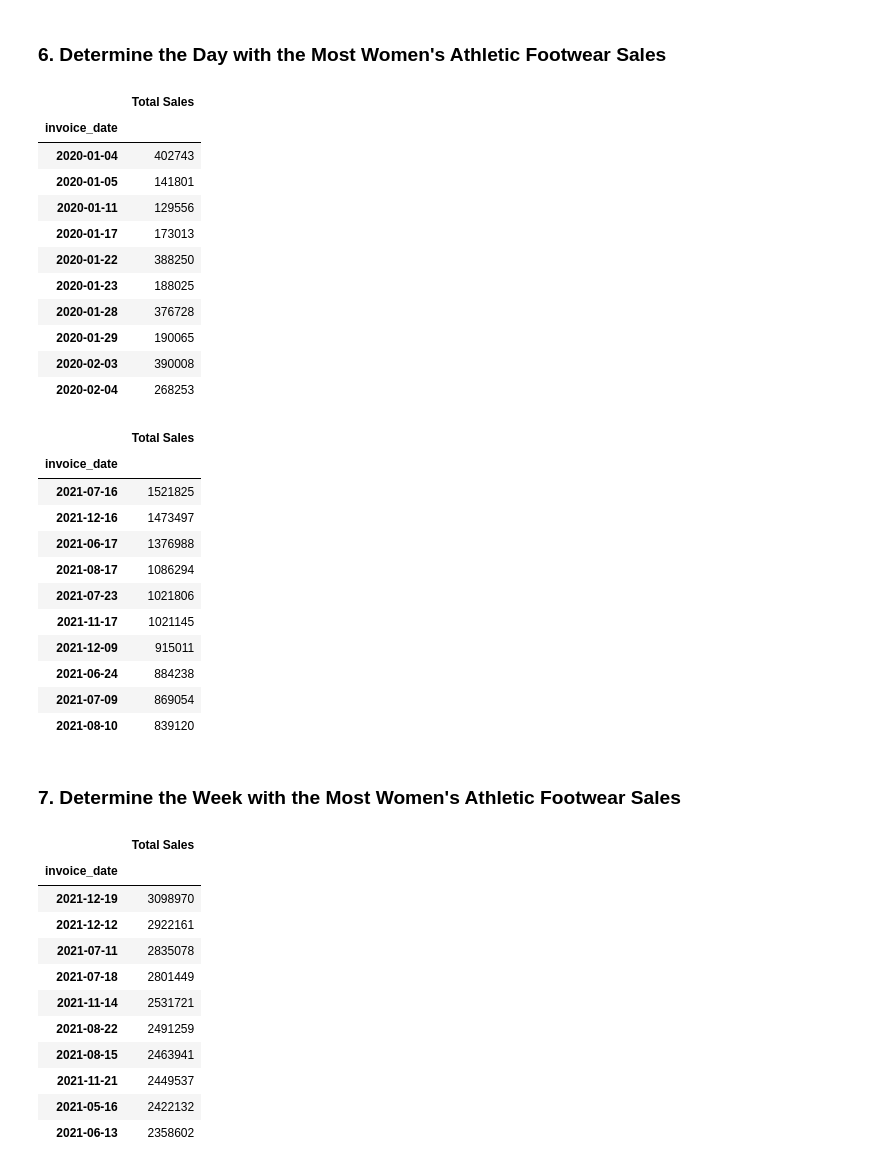
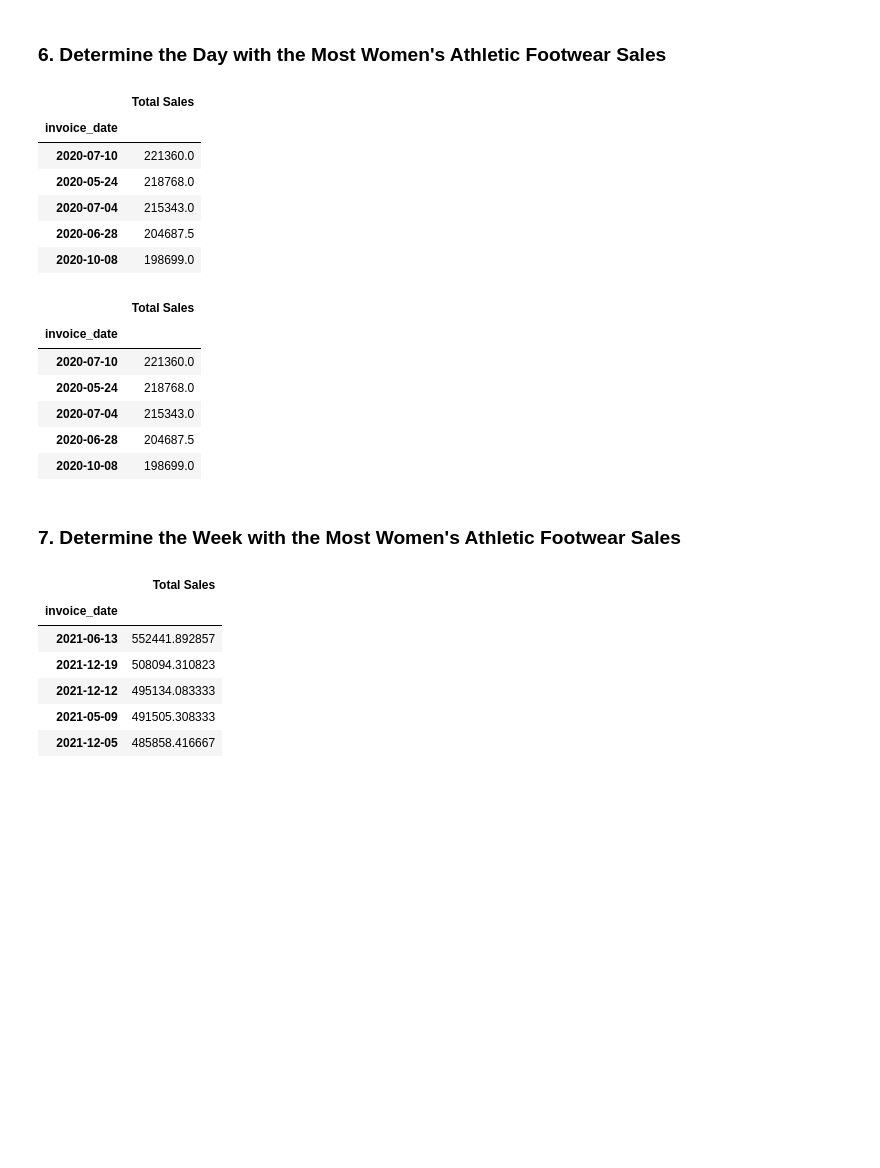
Before and after one commit to mdlugosz-develop/athletic_sales_analysis, a Jupyter notebook: athletic_sales_analysis.ipynb, the cells around one changed output. Saved outputs shown, nothing was run; the diff lists cells and outputs as text; code cells hidden in the pictures; blank space fills up the shorter version.

```diff
--- a/athletic_sales_analysis.ipynb
+++ b/athletic_sales_analysis.ipynb
@@ -317,15 +324,15 @@ filtered_womans_athletic.head()
 # Show the total number of women's athletic footwear sold for each retailer, region, state, and city.
 # Rename the "units_sold" column to "Womens_Footwear_Units_Sold"
 
-filtered_womans_athletic = filtered_womans_athletic.groupby(by= ['retailer', 'region', 'state','city'])[['units_sold']].sum()
-filtered_womans_athletic = filtered_womans_athletic.rename(columns= {
+grouped = filtered_womans_athletic.groupby(by= ['retailer', 'region', 'state','city'])[['units_sold']].sum()
+grouped = grouped.rename(columns= {
     'units_sold': "Womens_Footwear_Units_Sold"
 })
 
 
 
 # Show the top 5 results.
-filtered_womans_athletic.sort_values("Womens_Footwear_Units_Sold", ascending=False).head(5)
+grouped.sort_values("Womens_Footwear_Units_Sold", ascending=False).head()
 # %% [output]
 |  |  |  |  | Womens_Footwear_Units_Sold |
 | retailer | region | state | city |  |
@@ -357,59 +370,54 @@ filtered_womans_athletic.sort_values("Womens_Footwear_Units_Sold", ascending=Fal
 # %%
 # Create a pivot table with the 'invoice_date' column is the index, and the "total_sales" as the values.
 
+pivot = pd.pivot_table(filtered_womans_athletic,index = 'invoice_date', values = 'total_sales')
+
 
 # Optional: Rename the "total_sales" column to "Total Sales"
+pivot = pivot.rename(columns= {
+    'total_sales' : 'Total Sales'
+})
 
 
 # Show the table.
+pivot.sort_values('Total Sales', ascending=False).head()
 # %% [output]
 |  | Total Sales |
 | invoice_date |  |
-| 2020-01-04 | 402743 |
-| 2020-01-05 | 141801 |
-| 2020-01-11 | 129556 |
-| 2020-01-17 | 173013 |
-| 2020-01-22 | 388250 |
-| 2020-01-23 | 188025 |
-| 2020-01-28 | 376728 |
-| 2020-01-29 | 190065 |
-| 2020-02-03 | 390008 |
-| 2020-02-04 | 268253 |
+| 2020-07-10 | 221360.0 |
+| 2020-05-24 | 218768.0 |
+| 2020-07-04 | 215343.0 |
+| 2020-06-28 | 204687.5 |
+| 2020-10-08 | 198699.0 |
 # %%
 # Resample the pivot table into daily bins, and get the total sales for each day.
 
+resampled = pivot.resample('D').sum()
 
 # Sort the resampled pivot table in descending order on "Total Sales".
+resampled.sort_values('Total Sales', ascending=False).head()
 # %% [output]
 |  | Total Sales |
 | invoice_date |  |
-| 2021-07-16 | 1521825 |
-| 2021-12-16 | 1473497 |
-| 2021-06-17 | 1376988 |
-| 2021-08-17 | 1086294 |
-| 2021-07-23 | 1021806 |
-| 2021-11-17 | 1021145 |
-| 2021-12-09 | 915011 |
-| 2021-06-24 | 884238 |
-| 2021-07-09 | 869054 |
-| 2021-08-10 | 839120 |
+| 2020-07-10 | 221360.0 |
+| 2020-05-24 | 218768.0 |
+| 2020-07-04 | 215343.0 |
+| 2020-06-28 | 204687.5 |
+| 2020-10-08 | 198699.0 |
 # %% [markdown]
 ### 7.  Determine the Week with the Most Women's Athletic Footwear Sales
 # %%
 # Resample the pivot table into weekly bins, and get the total sales for each week.
 
+resampled = pivot.resample('W').sum()
 
 # Sort the resampled pivot table in descending order on "Total Sales".
+resampled.sort_values('Total Sales', ascending=False).head()
 # %% [output]
 |  | Total Sales |
 | invoice_date |  |
-| 2021-12-19 | 3098970 |
-| 2021-12-12 | 2922161 |
-| 2021-07-11 | 2835078 |
-| 2021-07-18 | 2801449 |
-| 2021-11-14 | 2531721 |
-| 2021-08-22 | 2491259 |
-| 2021-08-15 | 2463941 |
-| 2021-11-21 | 2449537 |
-| 2021-05-16 | 2422132 |
-| 2021-06-13 | 2358602 |
+| 2021-06-13 | 552441.892857 |
+| 2021-12-19 | 508094.310823 |
+| 2021-12-12 | 495134.083333 |
+| 2021-05-09 | 491505.308333 |
+| 2021-12-05 | 485858.416667 |
```
Also changed, not shown: parts of 2 cells of this notebook.
